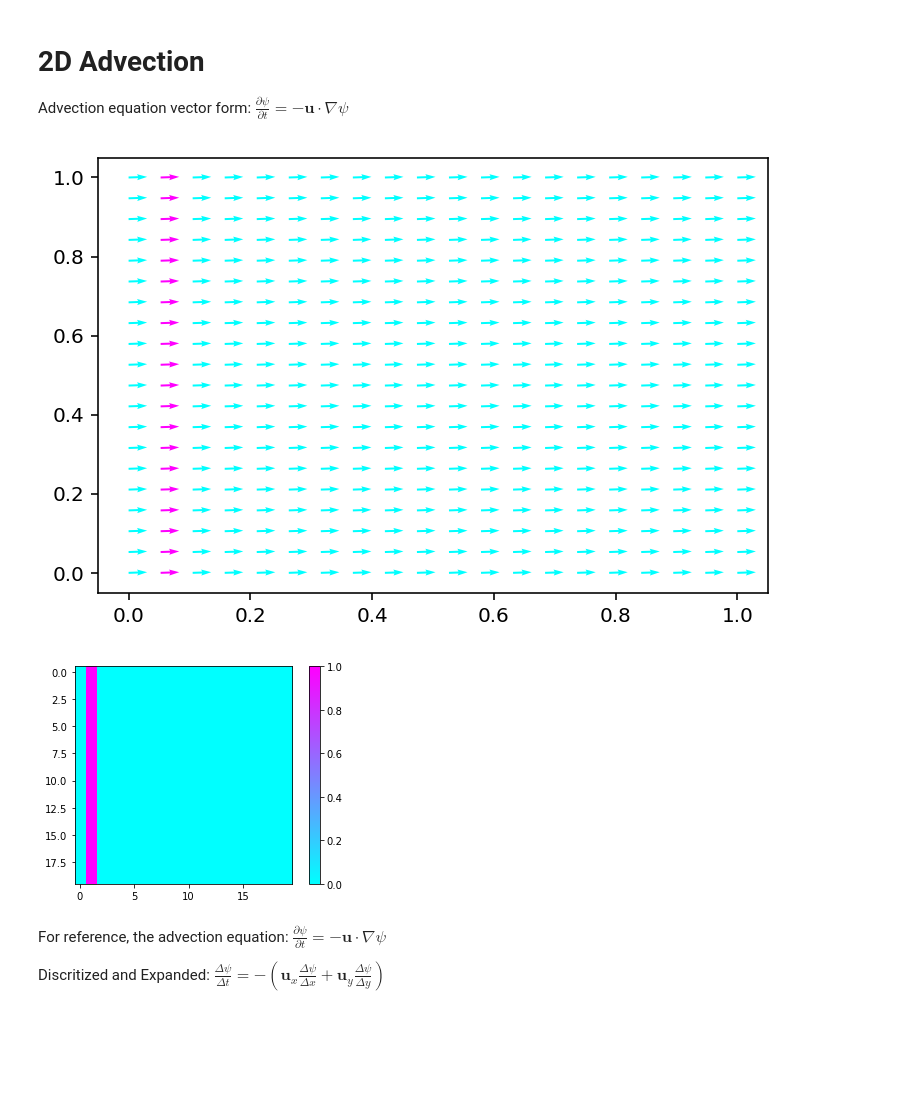
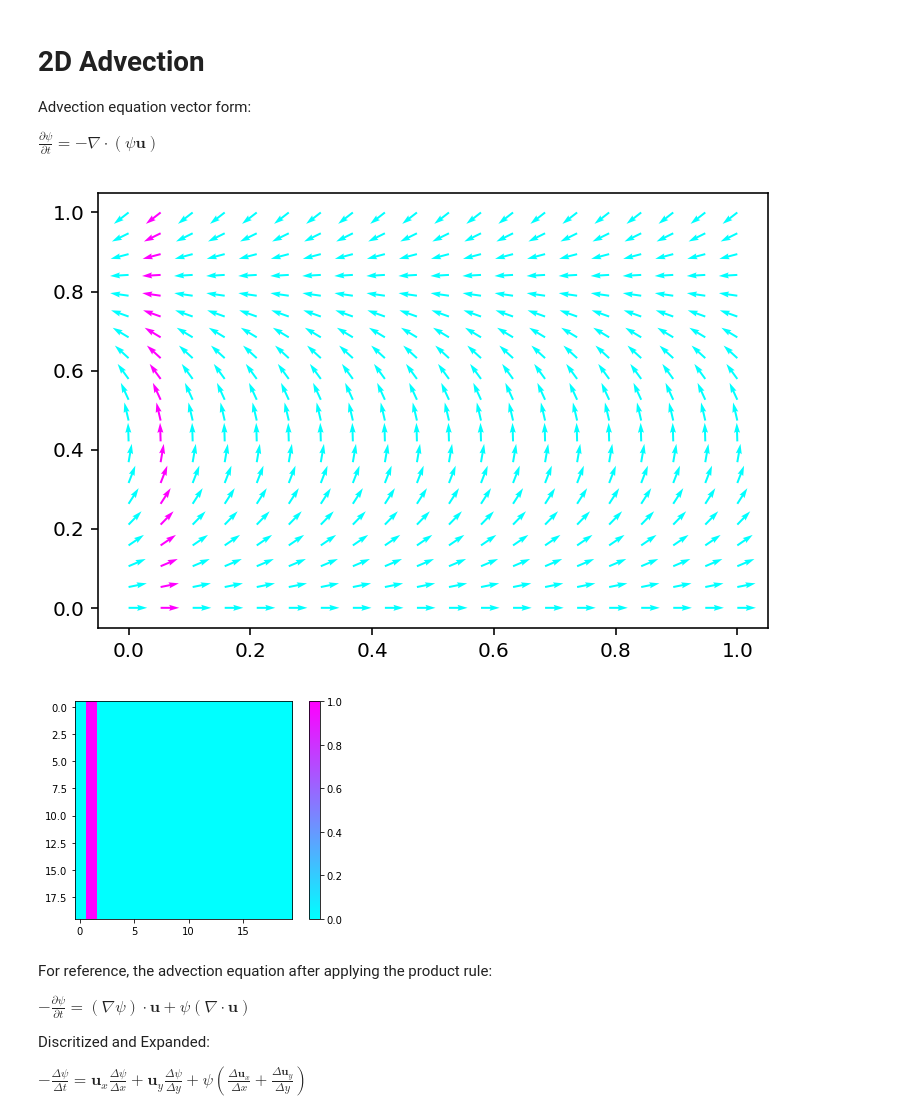
Before and after one commit to andrew-pa/fluidynm, a Jupyter notebook: 2D Advection.ipynb, the cells around one changed output. Saved outputs shown, nothing was run; the diff lists cells and outputs as text; code cells hidden in the pictures; blank space fills up the shorter version.

Commit message:
complete (compressable) 2D Advection

```diff
--- a/2D Advection.ipynb
+++ b/2D Advection.ipynb
@@ -1,45 +1,50 @@
 # %% [markdown]
 # 2D Advection
 Advection equation vector form:
-$\frac{\partial\psi}{\partial t} = -\mathbf{u} \cdot \nabla\psi$
+
+$\frac{\partial\psi}{\partial t} = -\nabla\cdot(\psi\mathbf{u})$
 # %%
 import numpy
 import matplotlib.pyplot as plt
 import matplotlib.image as mpimg
 from math import *
 %matplotlib inline
 
 xmax = 20
 ymax = 20
 
 X,Y = numpy.meshgrid(numpy.linspace(0,1,xmax),
                      numpy.linspace(0,1,ymax))
 
 psi = numpy.zeros((xmax,ymax))
 psi[:,1] = 1.0
 
 u = numpy.zeros((xmax,ymax,2))
 for x in range(xmax):
     for y in range(ymax):
-        u[x,y,0]=30#cos(x*0.1)*3
-        u[x,y,1]=1#sin(x*0.1)*3
+        u[x,y,0]=cos(x*0.2)*3
+        u[x,y,1]=sin(x*0.2)*3
 
 def plot_system():
     fig = plt.figure(dpi=144)
     plt.quiver(X, Y, u[:,:,0], u[:,:,1], psi, antialiased=True)
     plt.set_cmap("cool")
     plt.show()
 
     im = plt.imshow(psi)
     im.set_cmap("cool")
     cb = plt.colorbar()
 
 plot_system()
 # %% [output]
-[figure, old version]
+[figure, new version]
 [figure]
 # %% [markdown]
-For reference, the advection equation: $\frac{\partial\psi}{\partial t} = -\mathbf{u} \cdot \nabla\psi$
+For reference, the advection equation after applying the product rule:
 
-Discritized and Expanded: $\frac{\Delta\psi}{\Delta t} = -(\mathbf{u}_x\frac{\Delta\psi}{\Delta x} + \mathbf{u}_y\frac{\Delta\psi}{\Delta y})$
+$-\frac{\partial\psi}{\partial t} = (\nabla\psi) \cdot \mathbf{u} + \psi(\nabla\cdot\mathbf{u})$
+
+Discritized and Expanded:
+
+$-\frac{\Delta\psi}{\Delta t} = \mathbf{u}_x\frac{\Delta\psi}{\Delta x} + \mathbf{u}_y\frac{\Delta\psi}{\Delta y} + \psi(\frac{\Delta\mathbf{u}_x}{\Delta x}+\frac{\Delta\mathbf{u}_y}{\Delta y})$
 # %%
```
Also changed, not shown: parts of 2 cells of this notebook.
